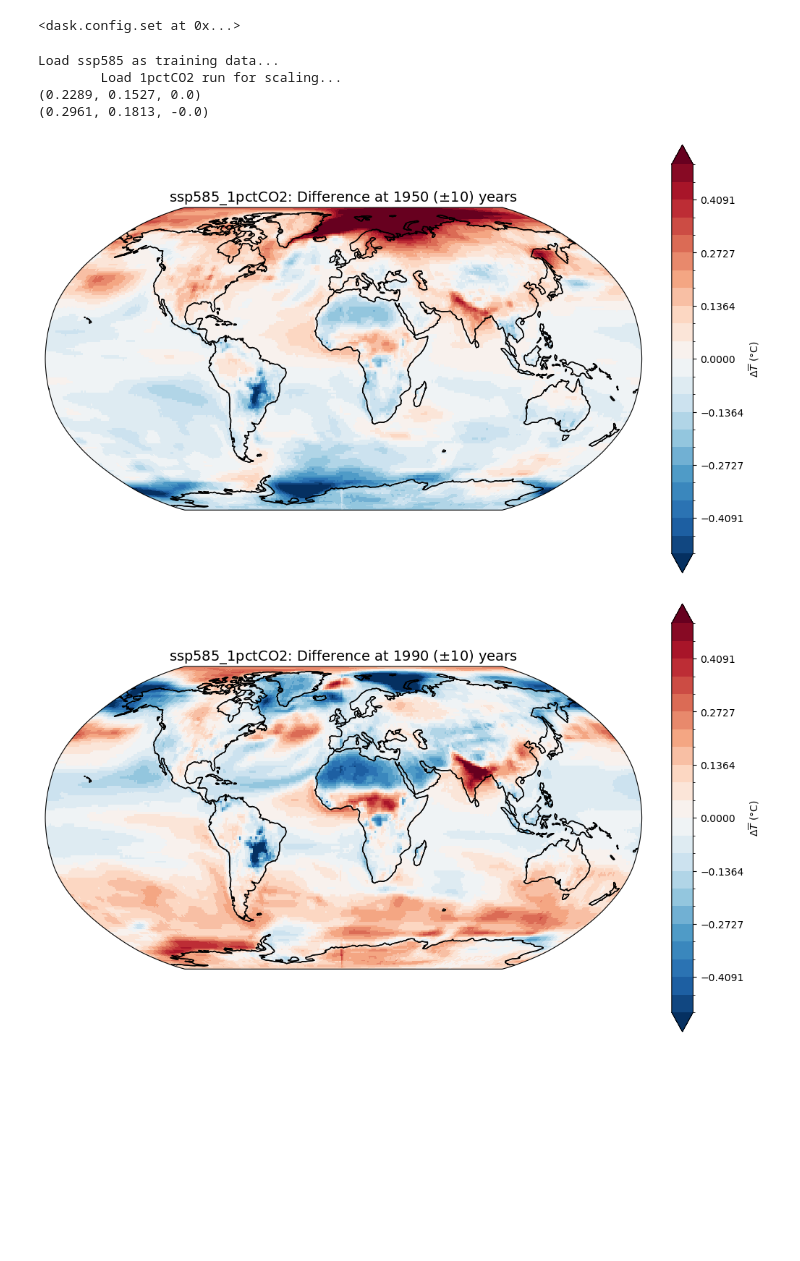
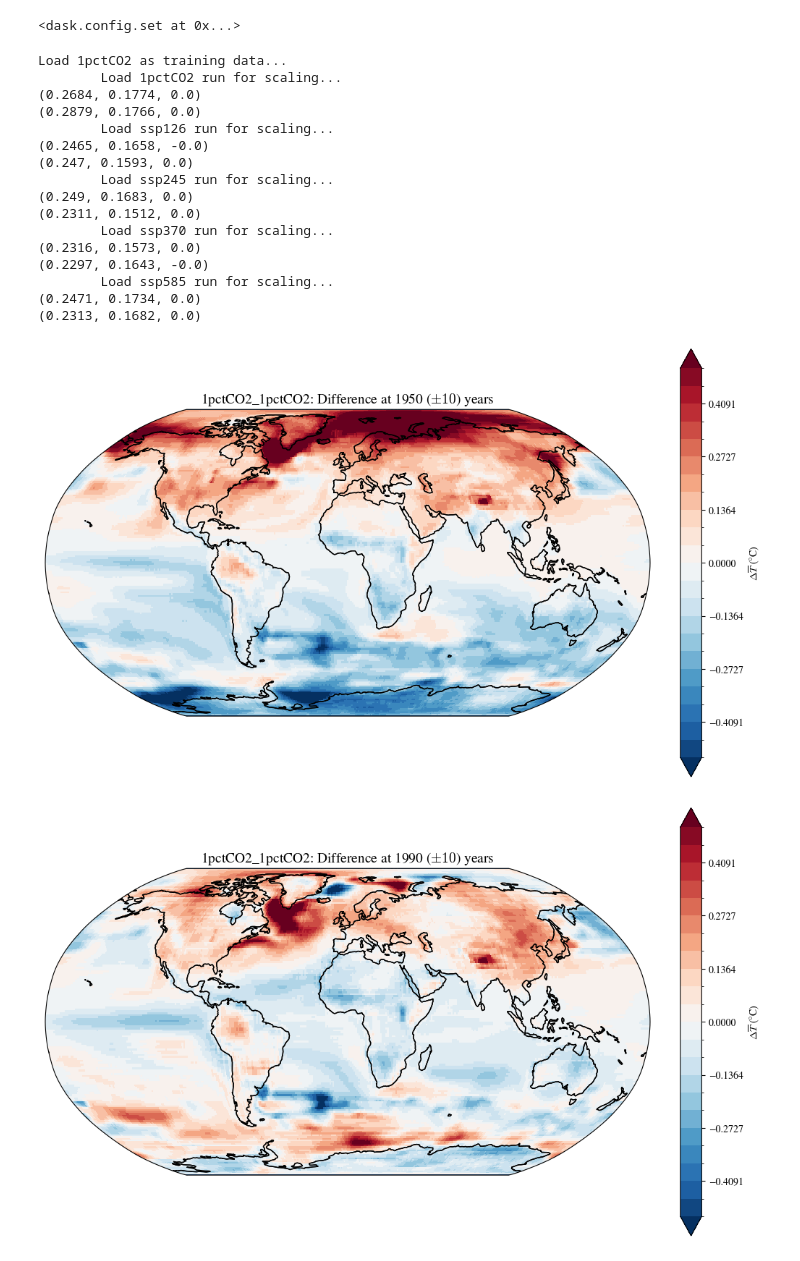
Before and after one commit to cbwomack/ERF_Greens, a Jupyter notebook: ERF_Emulator/2_eval_pattern_all.ipynb, the cells around one changed output. Cells and saved outputs as stored; diff of their text form; code cells hidden in the pictures; blank space fills up the shorter version.

```diff
--- a/ERF_Emulator/2_eval_pattern_all.ipynb
+++ b/ERF_Emulator/2_eval_pattern_all.ipynb
@@ -35,8 +35,8 @@ model_set = ERFutils.model_set
 A = ERFutils.A
 ds_out = ERFutils.ds_out
 
-scale_id = ['1pctCO2']#,'ssp126','ssp245','ssp370','ssp585']
-train_id = ['ssp585']
+scale_id = ['1pctCO2','ssp126','ssp245','ssp370','ssp585']
+train_id = ['1pctCO2']
 
 output_path = ERFutils.path_to_ERF_outputs
 
@@ -47,9 +47,9 @@ for train in train_id:
         print(f'\tLoad {scale} run for scaling...')
 
         # Load patterns and CMIP tas data
-        pattern_ds_path = f'{output_path}Patterns/pattern_{train}_all_ds.nc4'
+        pattern_ds_path = f'{output_path}Patterns/pattern_{train}_ds.nc4'
         pattern_ds = xr.open_dataset(pattern_ds_path)
-        tas_CMIP_path = f'{output_path}tas/tas_CMIP_{scale}_all_ds.nc4'
+        tas_CMIP_path = f'{output_path}tas/tas_CMIP_{scale}_ds.nc4'
         tas_CMIP = xr.open_dataset(tas_CMIP_path)
 
         # Perform pattern scaling
@@ -63,38 +63,48 @@ for train in train_id:
         scaled_vals = np.zeros((len(tas_CMIP_glob.tas),len(pattern_manip.pattern)))
         for i in range(len(tas_CMIP_glob.tas.values)):
             scaled_vals[i,:] = pattern_manip.pattern.values * tas_CMIP_glob.tas.values[i]
 
         scaled_pattern = xr.Dataset(coords={'lon': ('lon', pattern.lon.values),
                                       'lat': ('lat', pattern.lat.values),
                                       's':tas_CMIP_glob.s.values})
 
         scaled_pattern = scaled_pattern.stack(allpoints=['lat','lon'])
         scaled_pattern['tas'] = (('s','allpoints'),scaled_vals)
         scaled_pattern = scaled_pattern.unstack('allpoints')
-        scaled_pattern.to_netcdf(f'{output_path}Spatial Results/res_pattern_spatial_{train}_{scale}_all_ds.nc4')
+        scaled_pattern.to_netcdf(f'{output_path}Spatial Results/res_pattern_spatial_{train}_{scale}_ds.nc4')
 
         if 'ssp' in scale:
             start_yr1, plot_yr1, end_yr1 = 2040, 2050, 2060
             start_yr2, plot_yr2, end_yr2 = 2080, 2090, 2100
         elif 'hist' in scale:
             start_yr, plot_yr, end_yr = 1850, 1975, 2015
         else: # 1pctCO2
             start_yr1, plot_yr1, end_yr1 = 1940, 1950, 1960
             start_yr2, plot_yr2, end_yr2 = 1980, 1990, 2000
 
-        model_color = ERFutils.model_color
-        type_color = ERFutils.type_color
         ERFutils.plot_pattern(scaled_pattern, train, scale, tas_CMIP, plot_yr1, 10, save_fig = False)
         ERFutils.plot_pattern(scaled_pattern, train, scale, tas_CMIP, plot_yr2, 10, save_fig = False)
 
         MSE1, RMSE1, MAE1, bias1 = ERFutils.calc_error_metrics(tas_CMIP, scaled_pattern, start_yr1, end_yr1, mean_GF = False, pattern = True)
         print(f'({round(RMSE1,4)}, {round(float(MAE1),4)}, {round(float(bias1),4)})')
         MSE2, RMSE2, MAE2, bias2 = ERFutils.calc_error_metrics(tas_CMIP, scaled_pattern, start_yr2, end_yr2, mean_GF = False, pattern = True)
         print(f'({round(RMSE2,4)}, {round(float(MAE2),4)}, {round(float(bias2),4)})')
 # %% [output]
-Load ssp585 as training data...
+Load 1pctCO2 as training data...
         Load 1pctCO2 run for scaling...
-(0.2289, 0.1527, 0.0)
-(0.2961, 0.1813, -0.0)
+(0.2684, 0.1774, 0.0)
+(0.2879, 0.1766, 0.0)
+        Load ssp126 run for scaling...
+(0.2465, 0.1658, -0.0)
+(0.247, 0.1593, 0.0)
+        Load ssp245 run for scaling...
+(0.249, 0.1683, 0.0)
+(0.2311, 0.1512, 0.0)
+        Load ssp370 run for scaling...
+(0.2316, 0.1573, 0.0)
+(0.2297, 0.1643, -0.0)
+        Load ssp585 run for scaling...
+(0.2471, 0.1734, 0.0)
+(0.2313, 0.1682, 0.0)
-[figure, old version]
+[figure, new version]
-[figure, old version]
+[figure, new version]
```
Also changed, not shown: parts of 1 cell of this notebook, 10 other files.
